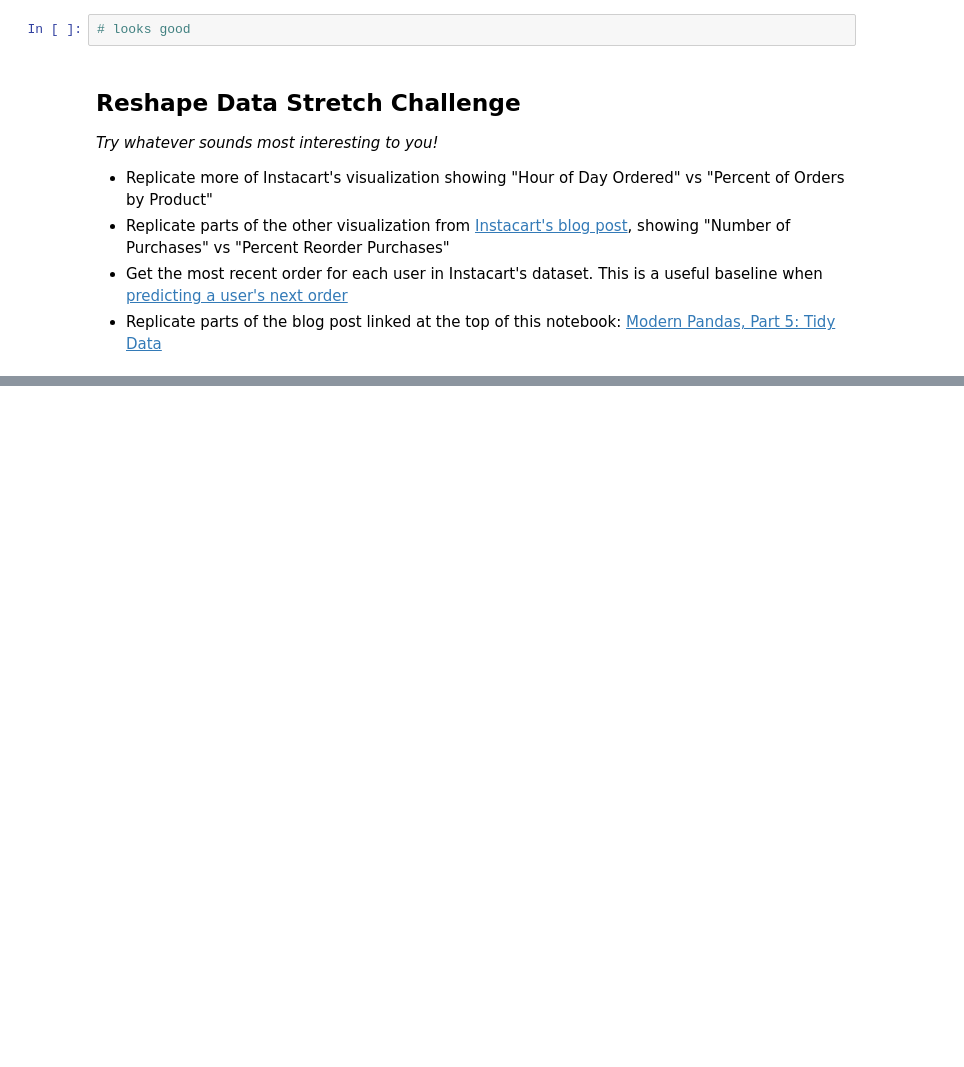
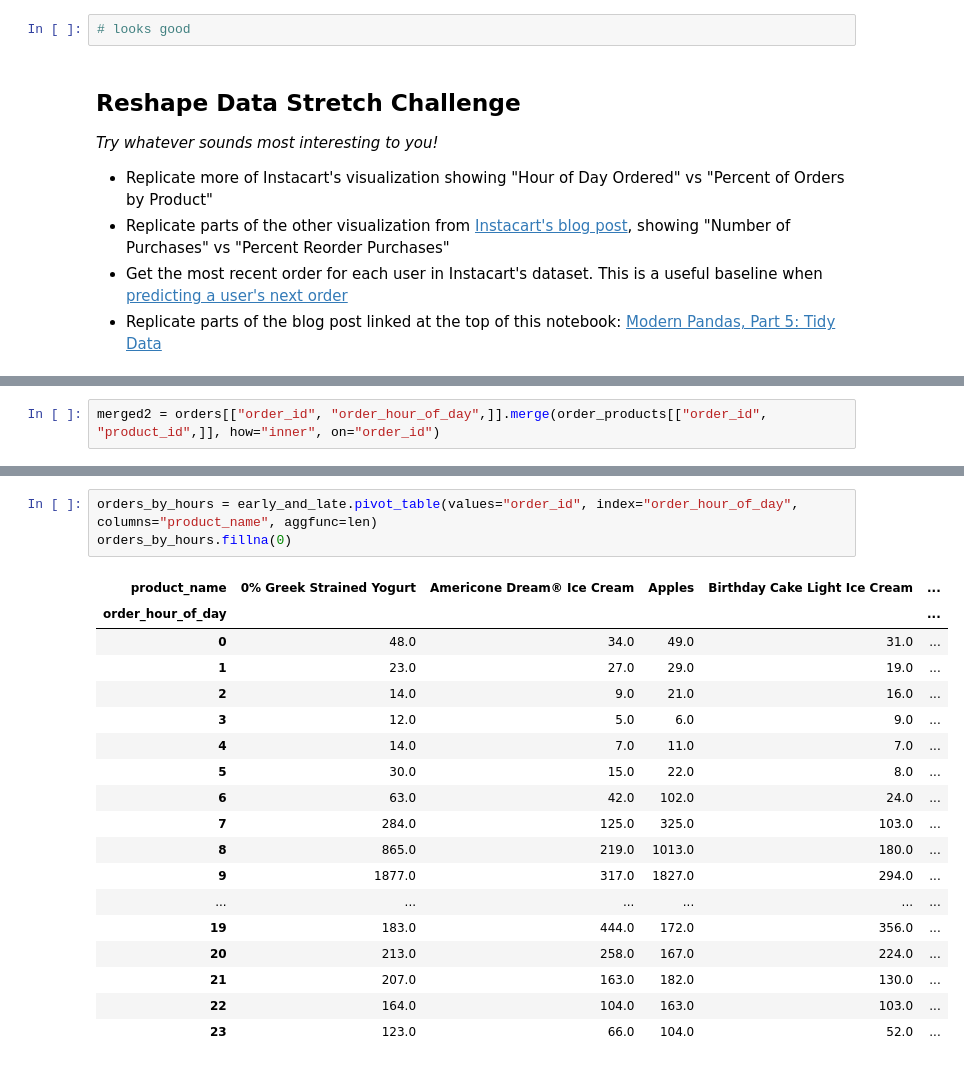
Before and after one commit to ekoly/DS-Unit-1-Sprint-1-Data-Wrangling-and-Storytelling, a Jupyter notebook: module3-join-and-reshape-data/LS_DS_113_Join_and_Reshape_Data_Assignment.ipynb, the cells around one changed output, grey strips where cells are left out. Drawn from its saved outputs; the diff is of its cells as text; blank space fills up the shorter version.

```diff
--- a/module3-join-and-reshape-data/LS_DS_113_Join_and_Reshape_Data_Assignment.ipynb
+++ b/module3-join-and-reshape-data/LS_DS_113_Join_and_Reshape_Data_Assignment.ipynb
@@ -576,0 +615,2 @@ _Try whatever sounds most interesting to you!_
+# %%
+merged2 = orders[["order_id", "order_hour_of_day",]].merge(order_products[["order_id", "product_id",]], how="inner", on="order_id")
@@ -576,0 +661,22 @@ _Try whatever sounds most interesting to you!_
+# %%
+orders_by_hours = early_and_late.pivot_table(values="order_id", index="order_hour_of_day", columns="product_name", aggfunc=len)
+orders_by_hours.fillna(0)
+# %% [output]
+| product_name | 0% Greek Strained Yogurt | Americone Dream® Ice Cream | Apples | Birthday Cake Light Ice Cream | ... |
+| order_hour_of_day |  |  |  |  | ... |
+| 0 | 48.0 | 34.0 | 49.0 | 31.0 | ... |
+| 1 | 23.0 | 27.0 | 29.0 | 19.0 | ... |
+| 2 | 14.0 | 9.0 | 21.0 | 16.0 | ... |
+| 3 | 12.0 | 5.0 | 6.0 | 9.0 | ... |
+| 4 | 14.0 | 7.0 | 11.0 | 7.0 | ... |
+| 5 | 30.0 | 15.0 | 22.0 | 8.0 | ... |
+| 6 | 63.0 | 42.0 | 102.0 | 24.0 | ... |
+| 7 | 284.0 | 125.0 | 325.0 | 103.0 | ... |
+| 8 | 865.0 | 219.0 | 1013.0 | 180.0 | ... |
+| 9 | 1877.0 | 317.0 | 1827.0 | 294.0 | ... |
+| ... | ... | ... | ... | ... | ... |
+| 19 | 183.0 | 444.0 | 172.0 | 356.0 | ... |
+| 20 | 213.0 | 258.0 | 167.0 | 224.0 | ... |
+| 21 | 207.0 | 163.0 | 182.0 | 130.0 | ... |
+| 22 | 164.0 | 104.0 | 163.0 | 103.0 | ... |
+| 23 | 123.0 | 66.0 | 104.0 | 52.0 | ... |
```
Also changed, not shown: parts of 17 cells of this notebook.
